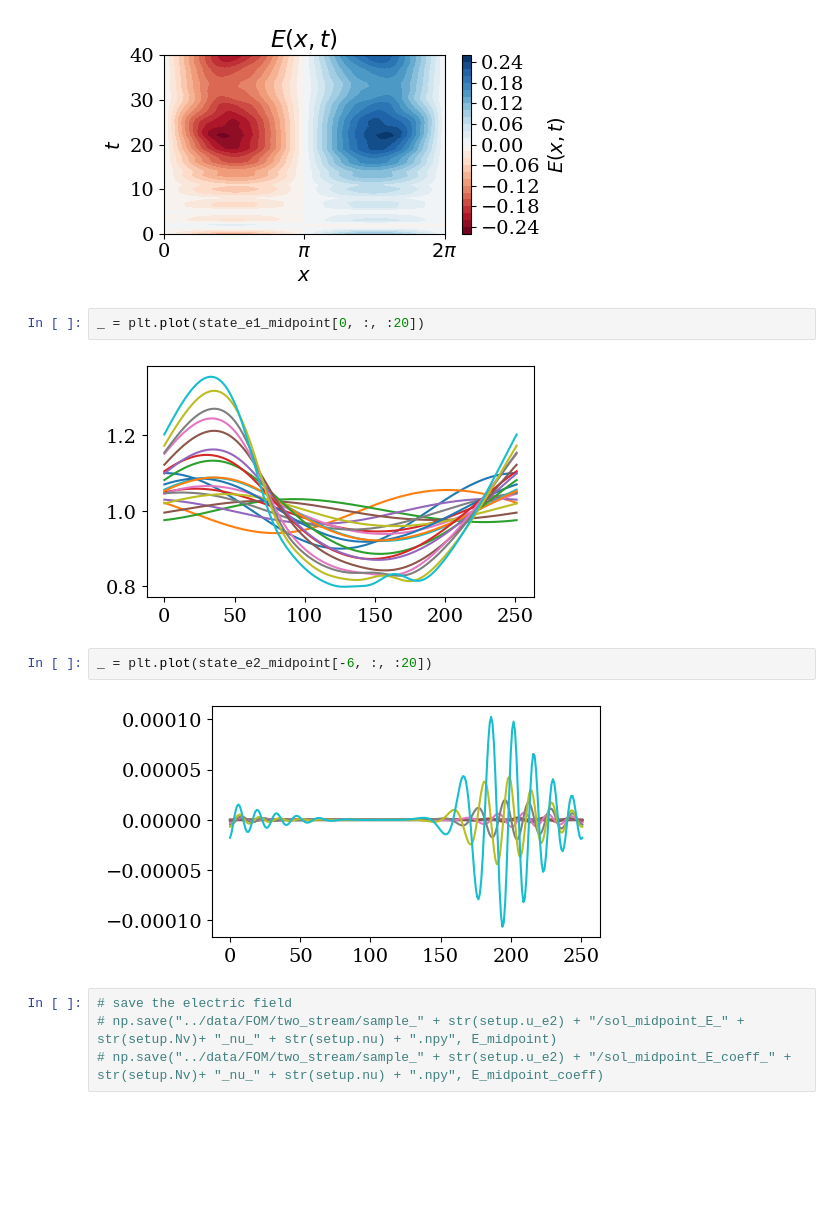
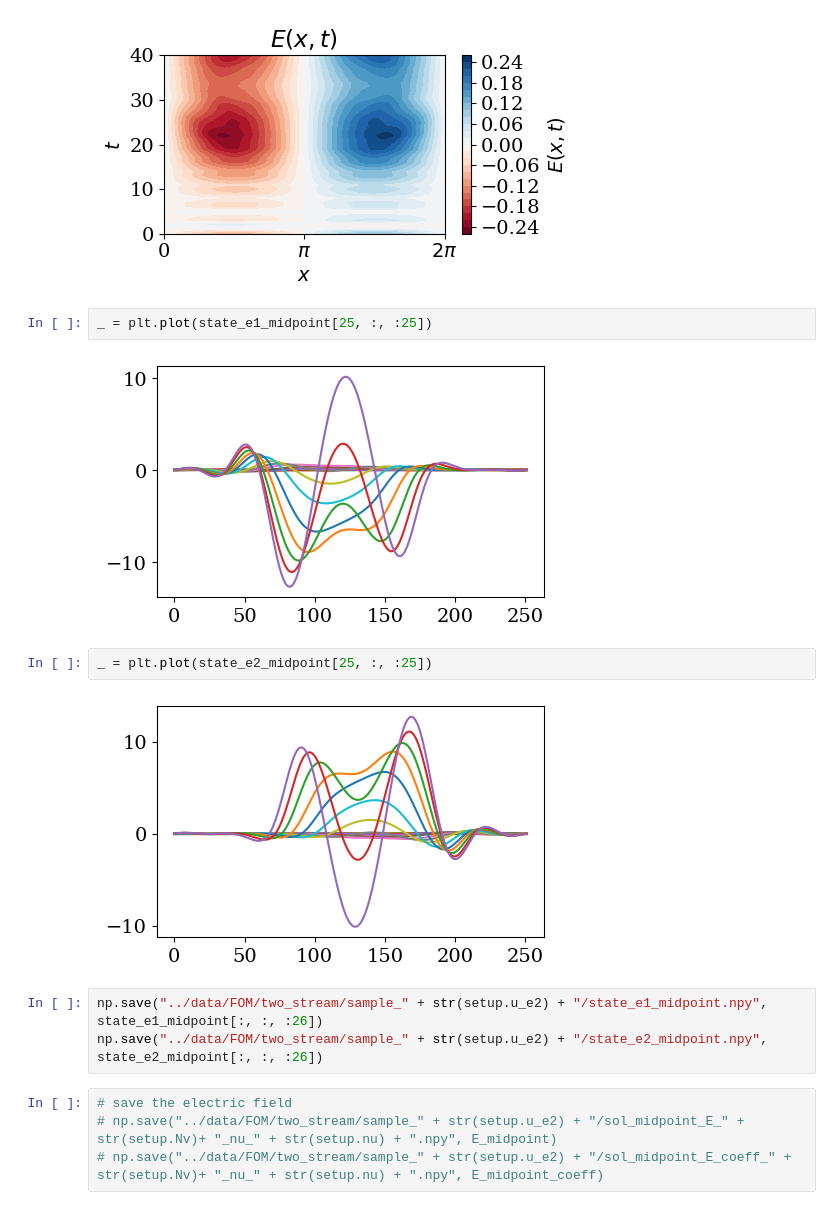
Before and after one commit to opaliss/HermiteFD-ROM, a Jupyter notebook: FOM/two_stream_instability_FOM.ipynb, the cells around one changed output. Saved outputs shown, nothing was run; the diff lists cells and outputs as text; blank space fills up the shorter version.

```diff
--- a/FOM/two_stream_instability_FOM.ipynb
+++ b/FOM/two_stream_instability_FOM.ipynb
@@ -147,13 +147,16 @@ plt.tight_layout()
 # %% [output]
 [figure]
 # %%
-_ = plt.plot(state_e1_midpoint[0, :, :20])
+_ = plt.plot(state_e1_midpoint[25, :, :25])
 # %% [output]
-[figure, old version]
+[figure, new version]
 # %%
-_ = plt.plot(state_e2_midpoint[-6, :, :20])
+_ = plt.plot(state_e2_midpoint[25, :, :25])
 # %% [output]
-[figure, old version]
+[figure, new version]
+# %%
+np.save("../data/FOM/two_stream/sample_" + str(setup.u_e2) + "/state_e1_midpoint.npy", state_e1_midpoint[:, :, :26])
+np.save("../data/FOM/two_stream/sample_" + str(setup.u_e2) + "/state_e2_midpoint.npy", state_e2_midpoint[:, :, :26])
 # %%
 # save the electric field
 # np.save("../data/FOM/two_stream/sample_" + str(setup.u_e2) + "/sol_midpoint_E_" + str(setup.Nv)+ "_nu_" + str(setup.nu) + ".npy", E_midpoint)
```
Also changed, not shown: 4 other files.
